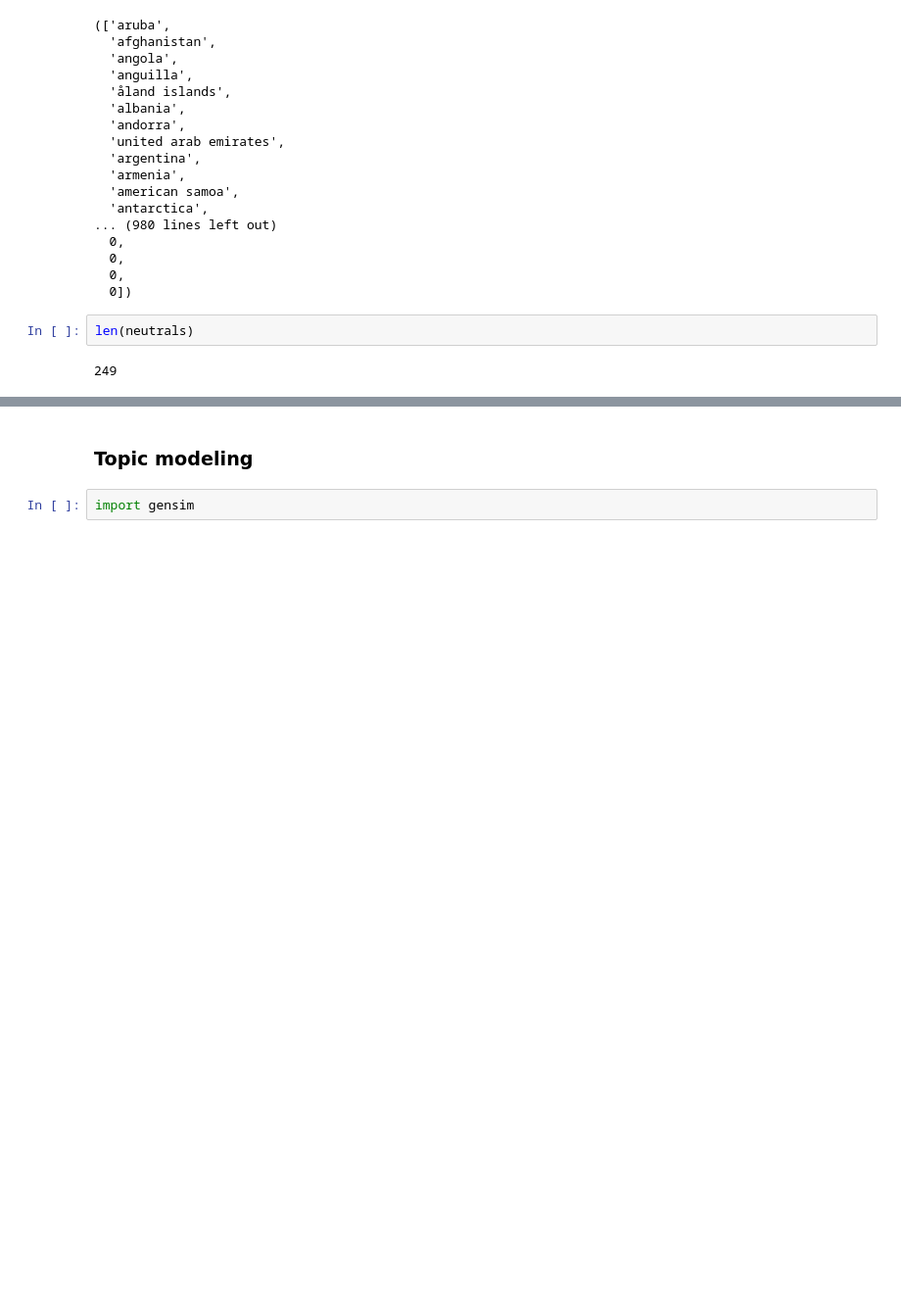
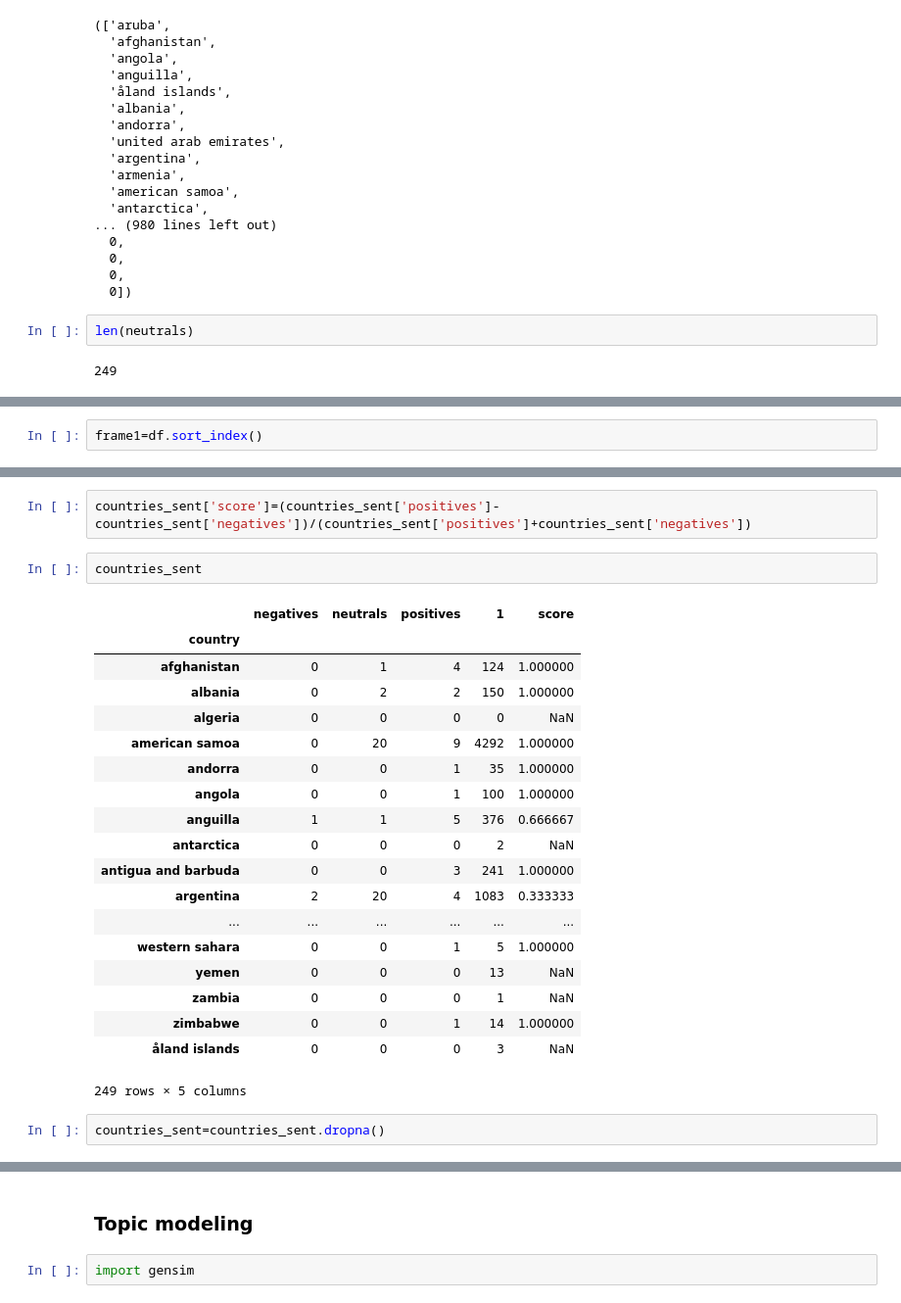
Before and after one commit to NevenaR/Homework, a Jupyter notebook: HW-5/HW05.ipynb, the cells around one changed output, grey strips where cells are left out. Shown at 98% size. Drawn from its saved outputs; the diff is of its cells as text; blank space fills up the shorter version.

```diff
--- a/HW-5/HW05.ipynb
+++ b/HW-5/HW05.ipynb
@@ -417,0 +408,2 @@ for c in countries_in_emails:
+# %%
+frame1=df.sort_index()
@@ -417,0 +435,26 @@ for c in countries_in_emails:
+# %%
+countries_sent['score']=(countries_sent['positives']-countries_sent['negatives'])/(countries_sent['positives']+countries_sent['negatives'])
+# %%
+countries_sent
+# %% [output]
+|  | negatives | neutrals | positives | 1 | score |
+| country |  |  |  |  |  |
+| afghanistan | 0 | 1 | 4 | 124 | 1.000000 |
+| albania | 0 | 2 | 2 | 150 | 1.000000 |
+| algeria | 0 | 0 | 0 | 0 | NaN |
+| american samoa | 0 | 20 | 9 | 4292 | 1.000000 |
+| andorra | 0 | 0 | 1 | 35 | 1.000000 |
+| angola | 0 | 0 | 1 | 100 | 1.000000 |
+| anguilla | 1 | 1 | 5 | 376 | 0.666667 |
+| antarctica | 0 | 0 | 0 | 2 | NaN |
+| antigua and barbuda | 0 | 0 | 3 | 241 | 1.000000 |
+| argentina | 2 | 20 | 4 | 1083 | 0.333333 |
+| ... | ... | ... | ... | ... | ... |
+| western sahara | 0 | 0 | 1 | 5 | 1.000000 |
+| yemen | 0 | 0 | 0 | 13 | NaN |
+| zambia | 0 | 0 | 0 | 1 | NaN |
+| zimbabwe | 0 | 0 | 1 | 14 | 1.000000 |
+| åland islands | 0 | 0 | 0 | 3 | NaN |
+249 rows × 5 columns
+# %%
+countries_sent=countries_sent.dropna()
```
Also changed, not shown: parts of 9 cells of this notebook.
